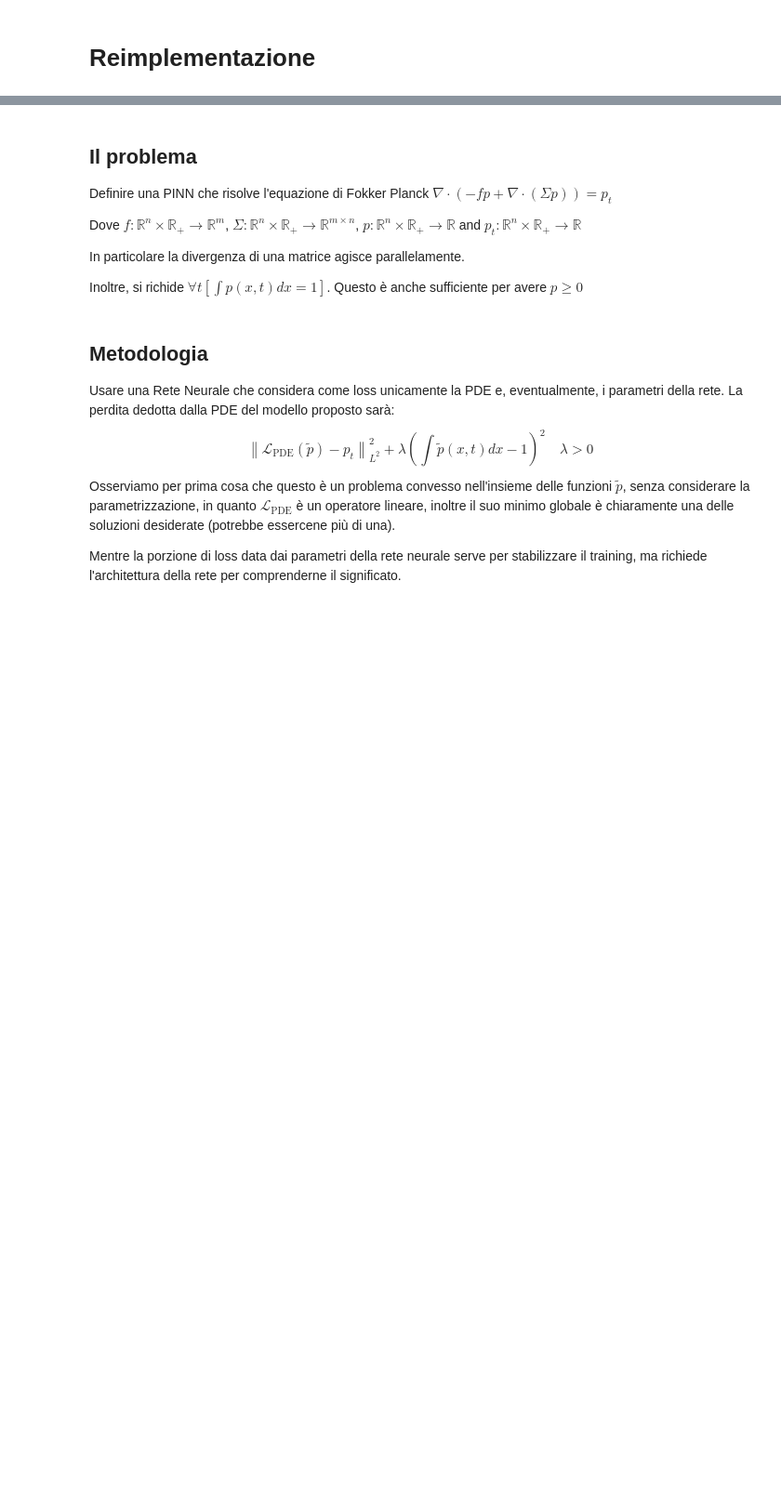
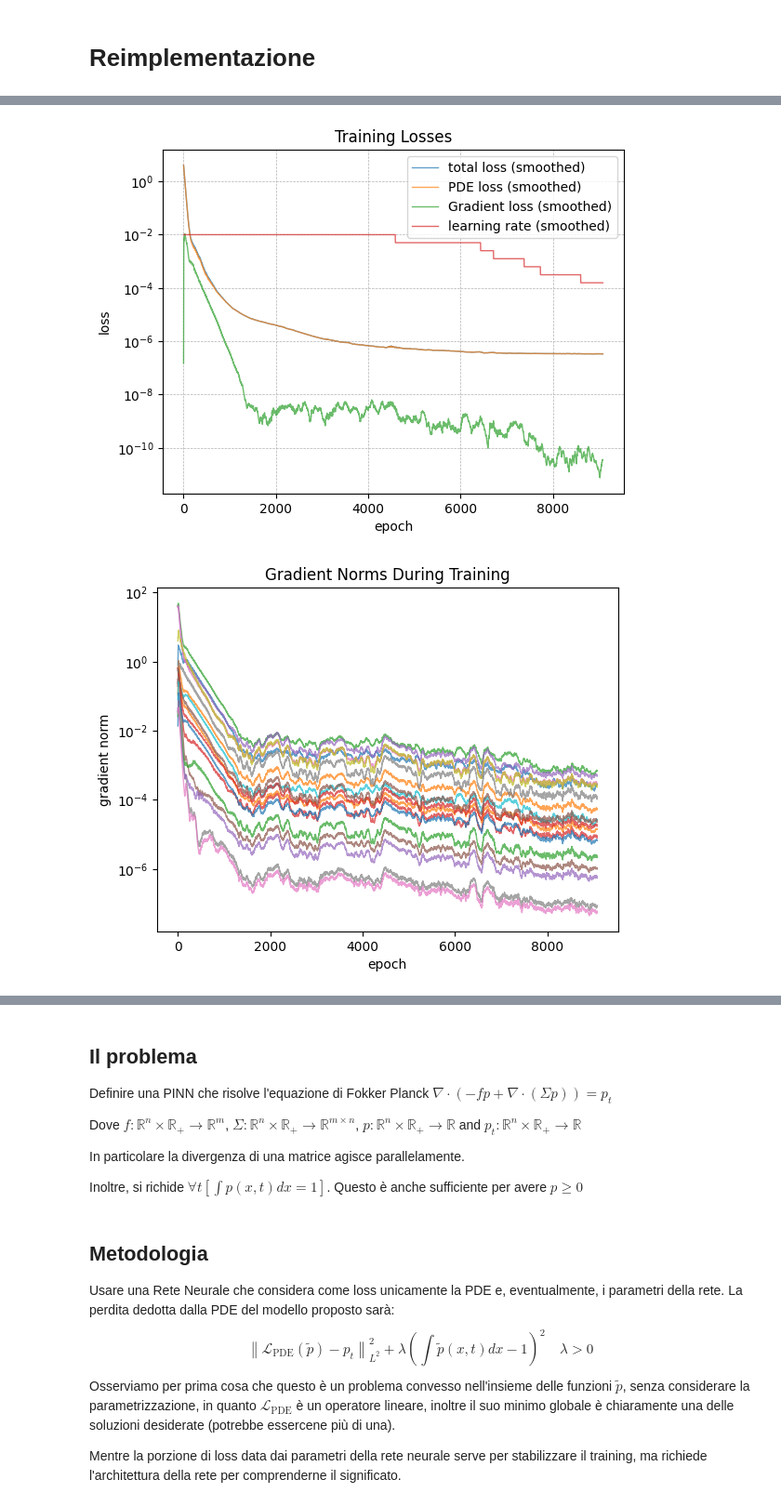
Before and after one commit to unimore-PhD-StefanoMagriniAlunno/PhD_Laboratory, a Jupyter notebook: notebooks/report1_renew.ipynb, the cells around one changed output, grey strips where cells are left out. Shown at 93% size. Cells and saved outputs as stored; diff of their text form; code cells hidden in the pictures; blank space fills up the shorter version.

```diff
--- a/notebooks/report1_renew.ipynb
+++ b/notebooks/report1_renew.ipynb
@@ -335,0 +498,41 @@ plt.show()
+# %%
+# training analysis
+import matplotlib.pyplot as plt
+
+# filter data for better visualization
+def smooth(data, alpha=0.05):
+    smoothed = []
+    for i, val in enumerate(data):
+        if i == 0:
+            smoothed.append(val)
+        else:
+            smoothed.append(alpha * val + (1 - alpha) * smoothed[-1])
+    return smoothed
+
+# show losses
+plt.plot(smooth([total_loss for total_loss, _, _ in loss_list]), label='total loss (smoothed)', linewidth=1, alpha=0.7)
+plt.plot(smooth([pde_loss for _, pde_loss, _ in loss_list]), label='PDE loss (smoothed)', linewidth=1, alpha=0.7)
+plt.plot(smooth([grad_loss for _, _, grad_loss in loss_list]), label='Gradient loss (smoothed)', linewidth=1, alpha=0.7)
+plt.plot(lr_list, label='learning rate (smoothed)', linewidth=1, alpha=0.7)
+# plt.plot(validation_loss_list, label='validation loss', linewidth=1, alpha=0.7)
+plt.yscale('log')
+plt.xlabel('epoch')
+plt.ylabel('loss')
+plt.legend()
+plt.title('Training Losses')
+plt.savefig('training_losses.png', dpi=300)
+plt.grid(True, which="both", ls="--", linewidth=0.5)
+plt.show()
+
+# show gradient norms
+plt.plot(np.array(smooth(grad_L1_list))[:, :], linewidth=1, alpha=0.7)
+plt.plot(np.array(smooth(grad_L2_list))[:, :], linewidth=1, alpha=0.7)
+plt.yscale('log')
+plt.xlabel('epoch')
+plt.ylabel('gradient norm')
+plt.title('Gradient Norms During Training')
+plt.savefig('gradient_norms.png', dpi=300)
+plt.show()
+# %% [output]
+[figure, added]
+[figure, added]
```
Also changed, not shown: parts of 9 cells of this notebook, 2 other files.
